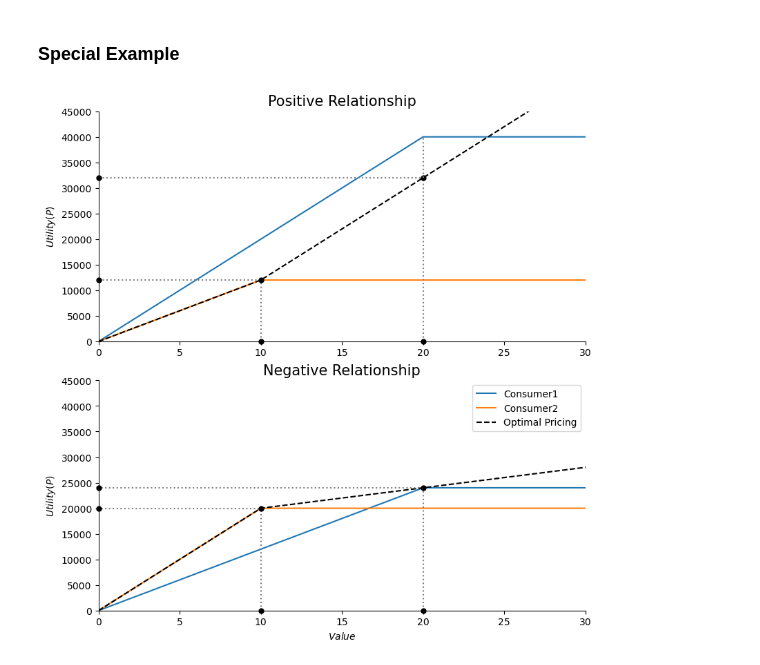
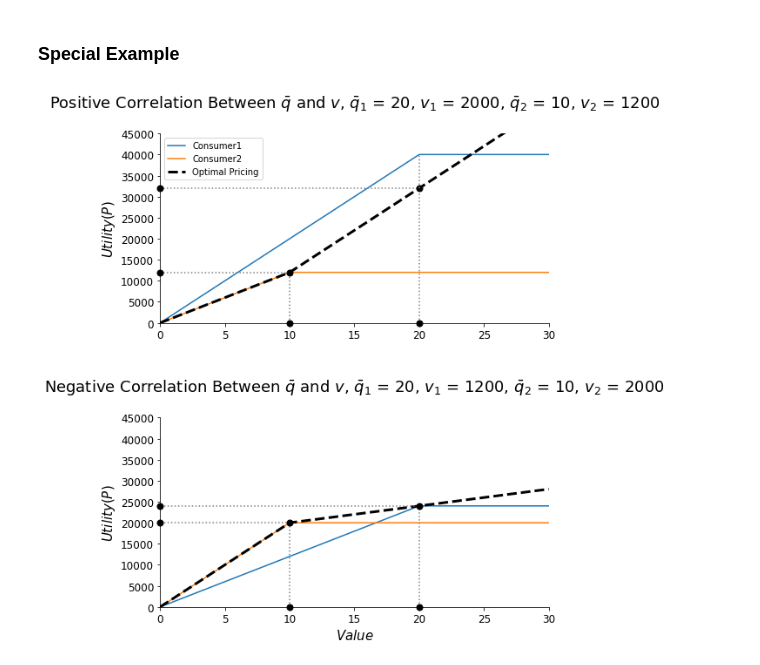
Before and after one commit to wanxii/nonlinear-pricing, a Jupyter notebook: op_pricing_fig.ipynb, the cells around one changed output. Saved outputs shown, nothing was run; the diff lists cells and outputs as text; code cells hidden in the pictures.

Commit message:
Optimized the comparison figure

```diff
--- a/op_pricing_fig.ipynb
+++ b/op_pricing_fig.ipynb
@@ -117,8 +117,9 @@ v1_1, v2_1, q1_1, q2_1 = vl, vh, qh, ql
 q, u1, u2 = generate_utility(v1, v2, q1, q2, 10)
 q_1, u1_1, u2_1 = generate_utility(v1_1, v2_1, q1_1, q2_1, 10)
 
-figure, axis = plt.subplots(2, 1, figsize=(8, 8), constrained_layout=True)
+figure, axis = plt.subplots(2, 1, figsize = (8, 10))
 ax1, ax2 = axis
+plt.subplots_adjust(hspace = 0.5)
 
 beta0 = q2 * (v2 - v1)
 
@@ -126,6 +127,7 @@ ax1.plot(q, u1, label = "Consumer1")
 ax1.plot(q, u2, label = "Consumer2")
 ax1.plot(q, np.concatenate((u2[:q2], q2 * (v2 - v1) + v1 * q[q2:])),
          linestyle="--",
+         linewidth = 3,
          label = "Optimal Pricing",
          color = "black")
 for x, ym in {q1: u1[q1] + beta0, q2: u2[q2]}.items():
@@ -135,39 +137,45 @@ for x, ym in {q1: u1[q1] + beta0, q2: u2[q2]}.items():
     ax1.hlines(y = ym, xmin = 0, xmax = x,
                linestyle = ":",
                colors = "gray")
-    ax1.plot([x, 0, x], [ym, ym, 0], "ko", ms=5, clip_on=False)
+    ax1.plot([x, 0, x], [ym, ym, 0], "ko", ms = 7, clip_on = False)
 ax1.vlines(x = q1, ymin = u1[q1] + beta0, ymax = u1[q1],
            linestyle = ":",
            colors = "gray")
-ax1.set_title("Positive Relationship", fontsize=15)
+ax1.set_title(r"Positive Correlation Between $\bar{q}$ and $v$, $\bar{q}_1$ = %s, $v_1$ = %s, $\bar{q}_2$ = %s, $v_2$ = %s" % (q1, v1, q2, v2),
+              fontsize = 18,
+              pad = 30)
+ax1.legend()
 
 beta1 = (v2_1 * q2_1 - v1_1 * q1_1) / (q2_1 - q1_1)
 beta0 = q1_1 * q2_1 * (v1_1 - v2_1) / (q2_1 - q1_1)
 
 ax2.plot(q_1, u1_1, label = "Consumer1")
 ax2.plot(q_1, u2_1, label = "Consumer2")
 plt.plot(q, np.concatenate((u1[:ql], beta0 + beta1 * q[ql:])),
          linestyle="--",
+         linewidth = 3,
          label = "Optimal Pricing",
          color = "black")
 for x, ym in {q1_1: u1_1[q1_1], q2_1: u2_1[q2_1]}.items():
     ax2.vlines(x = x, ymin = 0, ymax = ym,
                linestyle = ":",
                colors = "gray")
     ax2.hlines(y = ym, xmin = -1, xmax = x,
                linestyle = ":",
                colors = "gray")
-    ax2.plot([x, 0, x], [ym, ym, 0], "ko", ms=5, clip_on=False)
-ax2.set_title("Negative Relationship", fontsize=15)
-ax2.set_xlabel("$Value$")
-ax2.legend()
+    ax2.plot([x, 0, x], [ym, ym, 0], "ko", ms = 7, clip_on = False)
+ax2.set_title(r"Negative Correlation Between $\bar{q}$ and $v$, $\bar{q}_1$ = %s, $v_1$ = %s, $\bar{q}_2$ = %s, $v_2$ = %s" % (q1_1, v1_1, q2_1, v2_1),
+              fontsize = 18,
+              pad = 30)
+ax2.set_xlabel("$Value$", size=15)
 
 for ax in axis:
     ax.set_xlim([0, max(q)])
     ax.set_ylim([0, 45000])
-    ax.set_ylabel("$Utility(P)$")
+    ax.set_ylabel("$Utility(P)$", size=15)
     sns.despine(ax=ax, offset=0)
+    ax.tick_params(labelsize=12)
 
 plt.savefig("comparison.svg", dpi=400)
 # %% [output]
-[figure, old version]
+[figure, new version]
```
Also changed, not shown: parts of 4 cells of this notebook.
